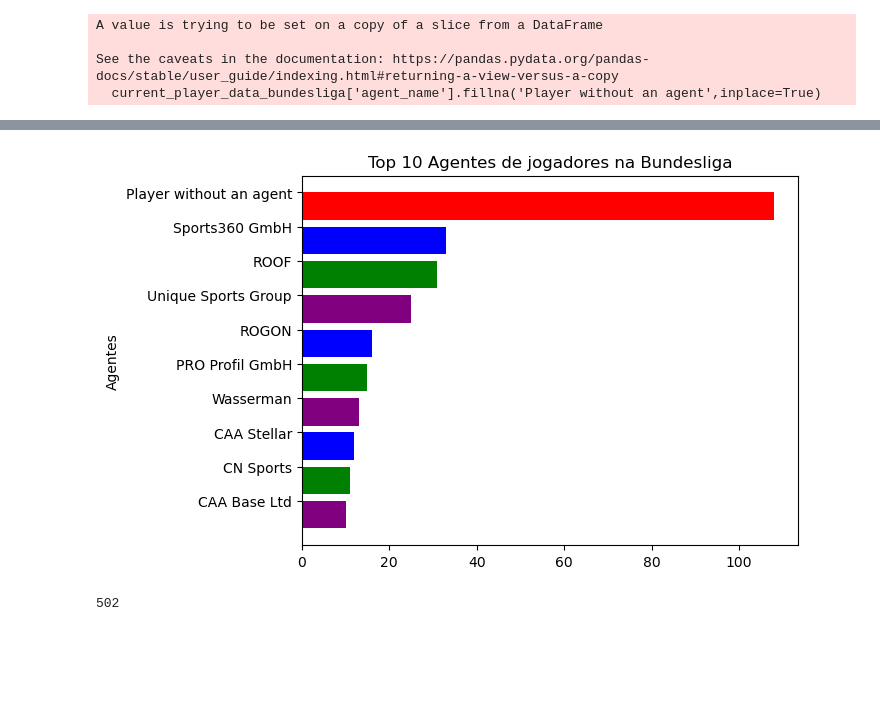
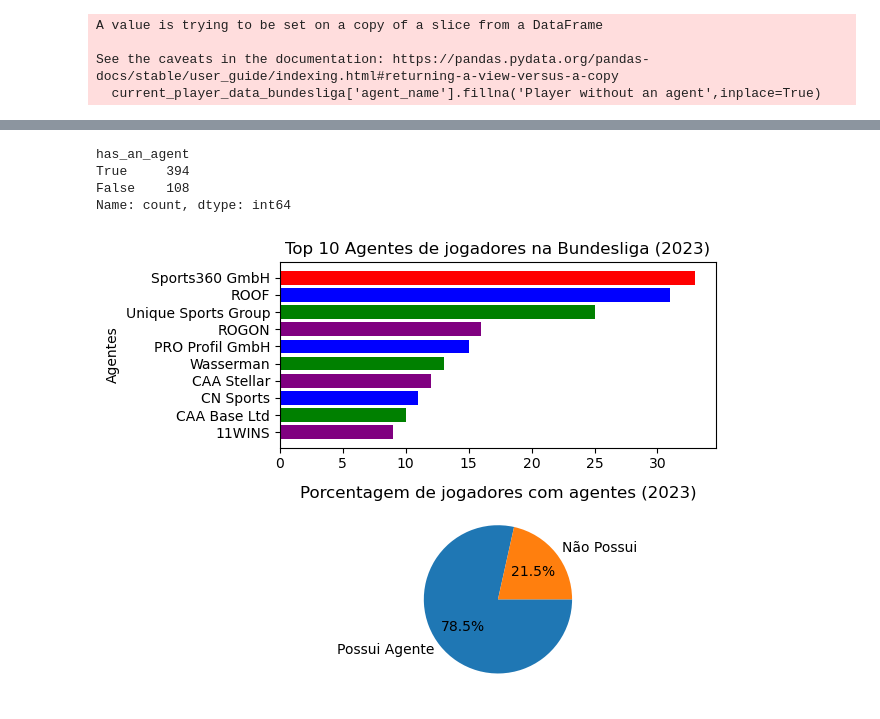
Before and after one commit to PedroCozzati/analise-de-dados-transfermarkt, a Jupyter notebook: Untitled.ipynb, the cells around one changed output, grey strips where cells are left out. Drawn from its saved outputs; the diff is of its cells as text; code cells hidden in the pictures; blank space fills up the shorter version.

```diff
--- a/Untitled.ipynb
+++ b/Untitled.ipynb
@@ -182,0 +203,2 @@ agent_dict = current_player_data_bundesliga['agent_name'].value_counts()
+# %%
+current_player_data_bundesliga['has_an_agent'] = current_player_data_bundesliga['agent_name']!='Player without an agent'
@@ -183,2 +227,4 @@ agent_dict = current_player_data_bundesliga['agent_name'].value_counts()
+# %%
+agent_dict = current_player_data_bundesliga[current_player_data_bundesliga['has_an_agent']==True]
 # %%
-agent_dict[:10]
+agent_list = agent_dict['agent_name'].value_counts()
@@ -198,20 +248,34 @@ Name: count, dtype: int64
+# %%
+has_an_agent
+# %% [output]
+has_an_agent
+True     394
+False    108
+Name: count, dtype: int64
 # %%
-fig, ax = plt.subplots()
+fig, ax = plt.subplots(2,1)
 
-labels = agent_dict.keys()[:10]
-counts = agent_dict[:10]
+labels = agent_list.keys()[:10]
+counts = agent_list[:10]
+
+pie_counts = current_player_data_bundesliga['has_an_agent'].value_counts()
 
 bar_colors = ['red', 'blue', 'green','purple', 'blue', 'green','purple', 'blue', 'green','purple']
 
-ax.barh(labels, counts, color=bar_colors,align='edge')
+ax[0].barh(labels, counts, color=bar_colors)
 
-ax.set_ylabel('Agentes')
-ax.set_title('Top 10 Agentes de jogadores na Bundesliga')
-ax.invert_yaxis()
+ax[0].set_ylabel('Agentes')
+ax[0].set_title('Top 10 Agentes de jogadores na Bundesliga (2023)')
+ax[0].invert_yaxis()
+
+ax[1].pie(pie_counts,labels=['Possui Agente','Não Possui'],autopct='%1.1f%%')
+
+# ax[1].set_ylabel('Agentes')
+ax[1].set_title('Porcentagem de jogadores com agentes (2023)')
+ax[1].invert_yaxis()
+
+fig.tight_layout()
+
 plt.show()
 # %% [output]
-[figure, old version]
+[figure, new version]
-# %%
-len(current_player_data_bundesliga.player_id)
-# %% [output]
-502
```
Also changed, not shown: parts of 18 cells of this notebook.
